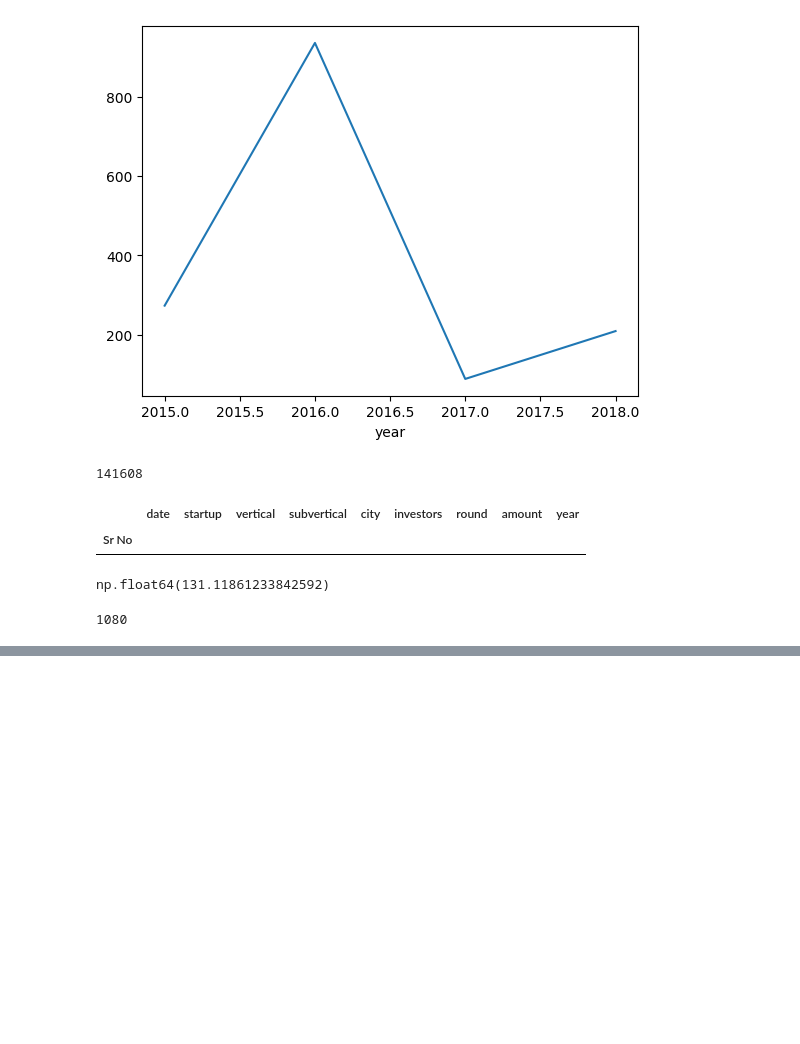
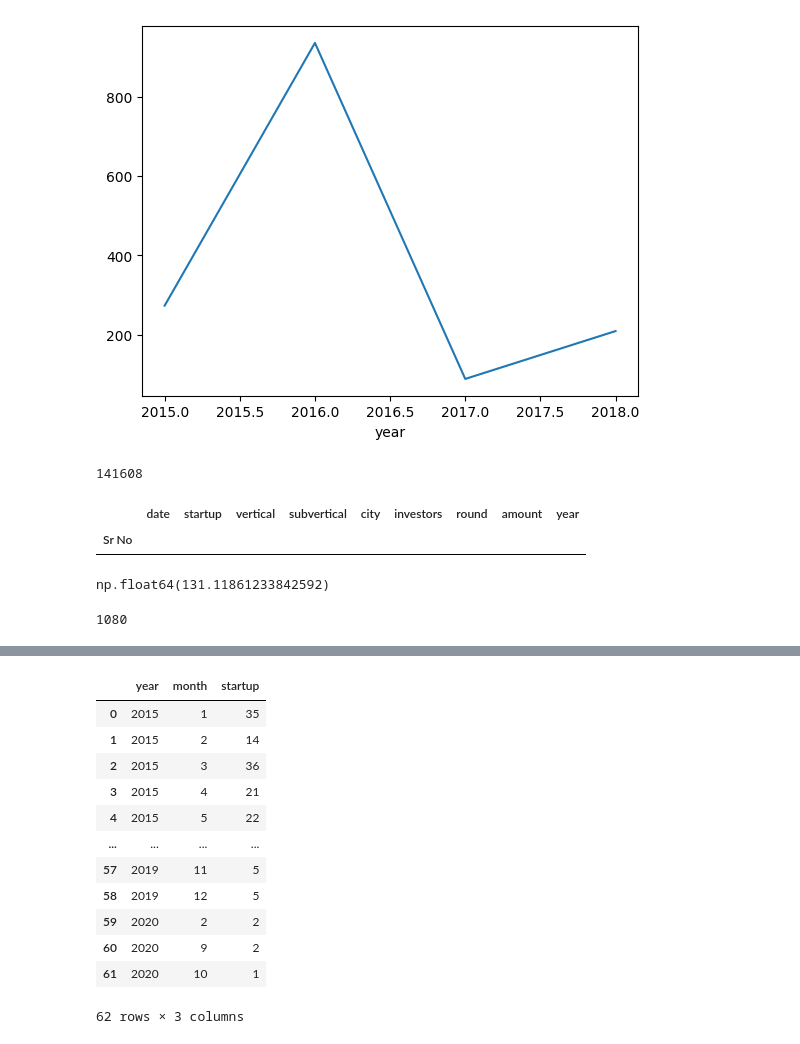
Before and after one commit to aayushmanz/Machine-Learning-with-Python, a Jupyter notebook: StreamLit/Startup.ipynb, the cells around one changed output, grey strips where cells are left out. Cells and saved outputs as stored; diff of their text form; code cells hidden in the pictures; blank space fills up the shorter version.

Commit message:
Add month and year extraction for overall analysis and implement MoM chart in Streamlit app

```diff
--- a/StreamLit/Startup.ipynb
+++ b/StreamLit/Startup.ipynb
@@ -240,3 +240,5 @@ np.float64(131.11861233842592)
 df['startup'].nunique()
 # %% [output]
 1080
+# %%
+df['month']= df['date'].dt.month
@@ -242,0 +251,16 @@ df['startup'].nunique()
+# %%
+df.groupby(['year', 'month'])['startup'].count().reset_index()
+# %% [output]
+|  | year | month | startup |
+| 0 | 2015 | 1 | 35 |
+| 1 | 2015 | 2 | 14 |
+| 2 | 2015 | 3 | 36 |
+| 3 | 2015 | 4 | 21 |
+| 4 | 2015 | 5 | 22 |
+| ... | ... | ... | ... |
+| 57 | 2019 | 11 | 5 |
+| 58 | 2019 | 12 | 5 |
+| 59 | 2020 | 2 | 2 |
+| 60 | 2020 | 9 | 2 |
+| 61 | 2020 | 10 | 1 |
+62 rows × 3 columns
```
Also changed, not shown: parts of 4 cells of this notebook, 1 other file.
